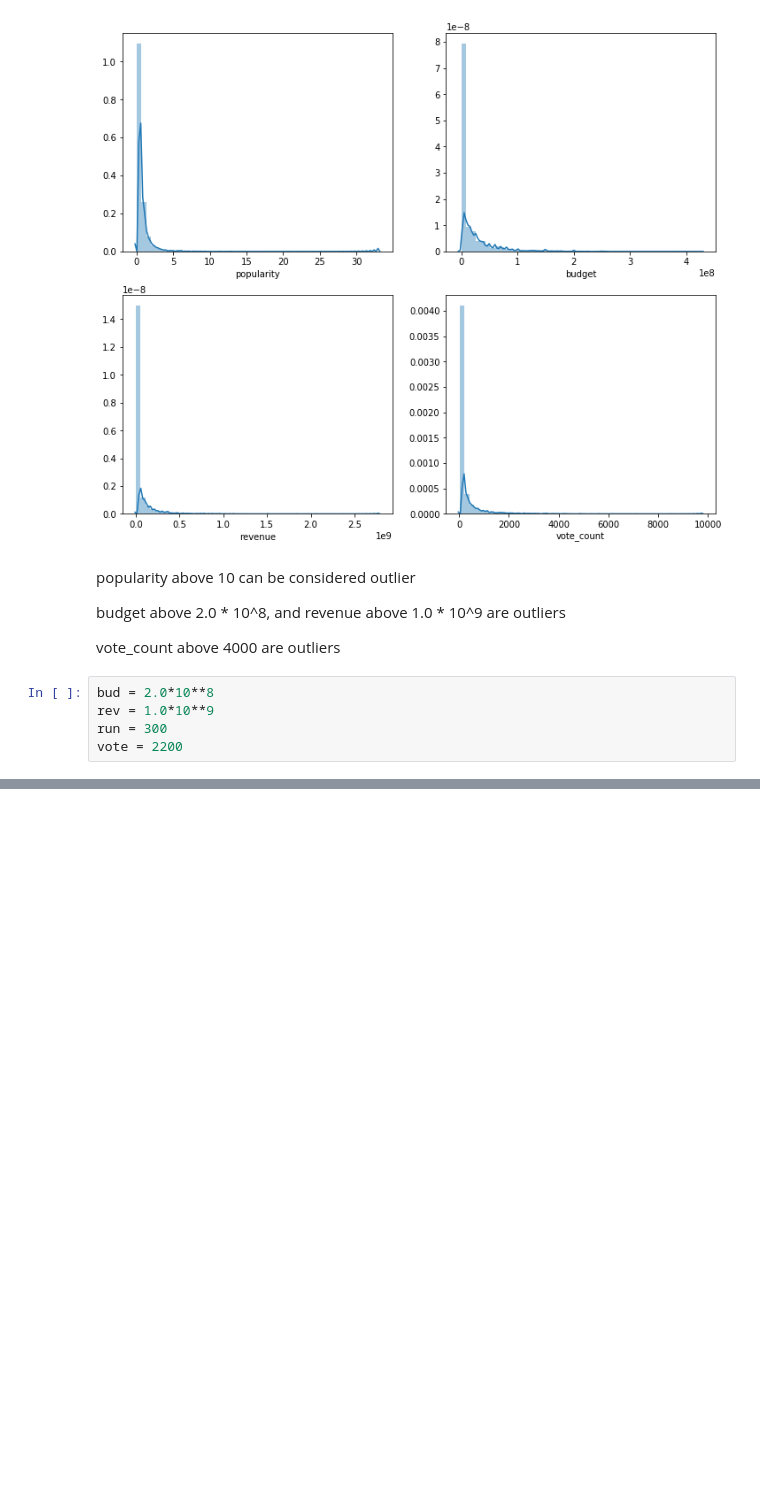
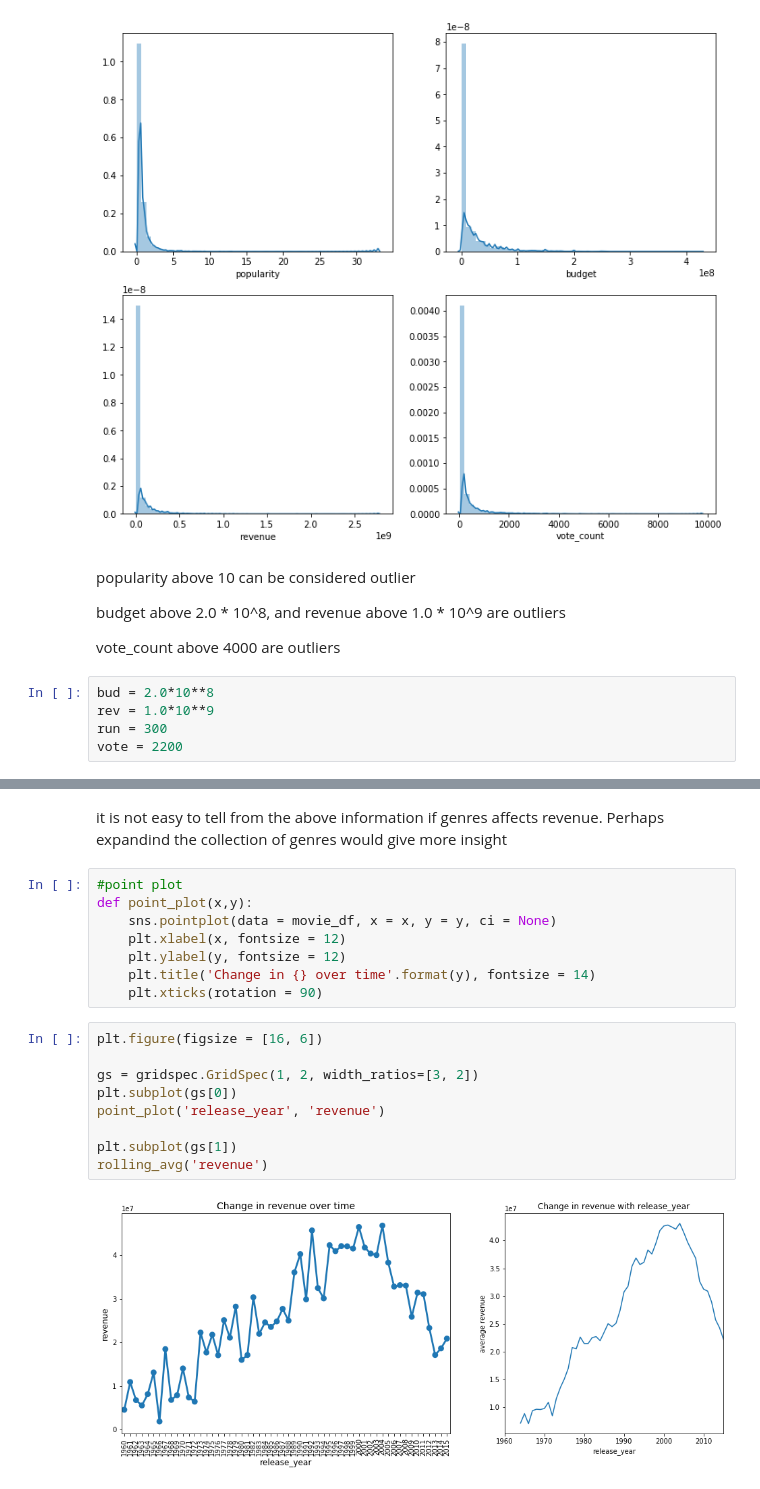
Before and after one commit to Godsfavour1/tmdb_movies_data_investigation, a Jupyter notebook: movies_data.ipynb, the cells around one changed output, grey strips where cells are left out. Drawn from its saved outputs; the diff is of its cells as text; blank space fills up the shorter version.

```diff
--- a/movies_data.ipynb
+++ b/movies_data.ipynb
@@ -221,0 +309,21 @@ movie_df.describe()
+# %% [markdown]
+it is not easy to tell from the above information if genres affects revenue. Perhaps expandind the collection of genres would give more insight
+# %%
+#point plot
+def point_plot(x,y):
+    sns.pointplot(data = movie_df, x = x, y = y, ci = None)
+    plt.xlabel(x, fontsize = 12)
+    plt.ylabel(y, fontsize = 12)
+    plt.title('Change in {} over time'.format(y), fontsize = 14)
+    plt.xticks(rotation = 90)
+# %%
+plt.figure(figsize = [16, 6])
+
+gs = gridspec.GridSpec(1, 2, width_ratios=[3, 2])
+plt.subplot(gs[0])
+point_plot('release_year', 'revenue')
+
+plt.subplot(gs[1])
+rolling_avg('revenue')
+# %% [output]
+[figure, added]
```
Also changed, not shown: parts of 19 cells of this notebook.
